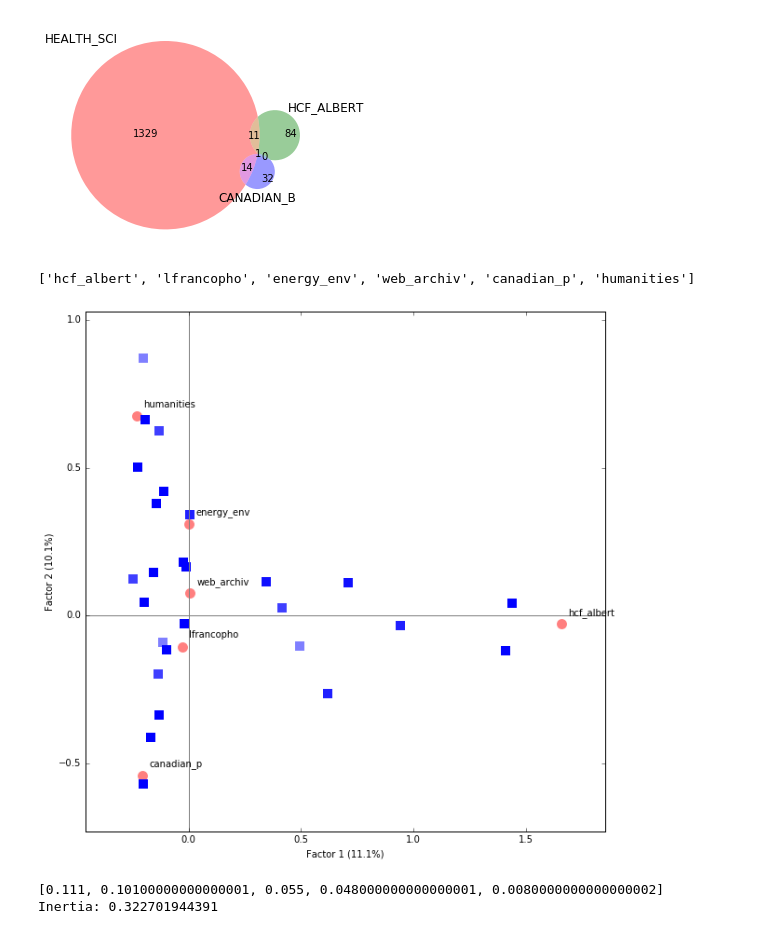
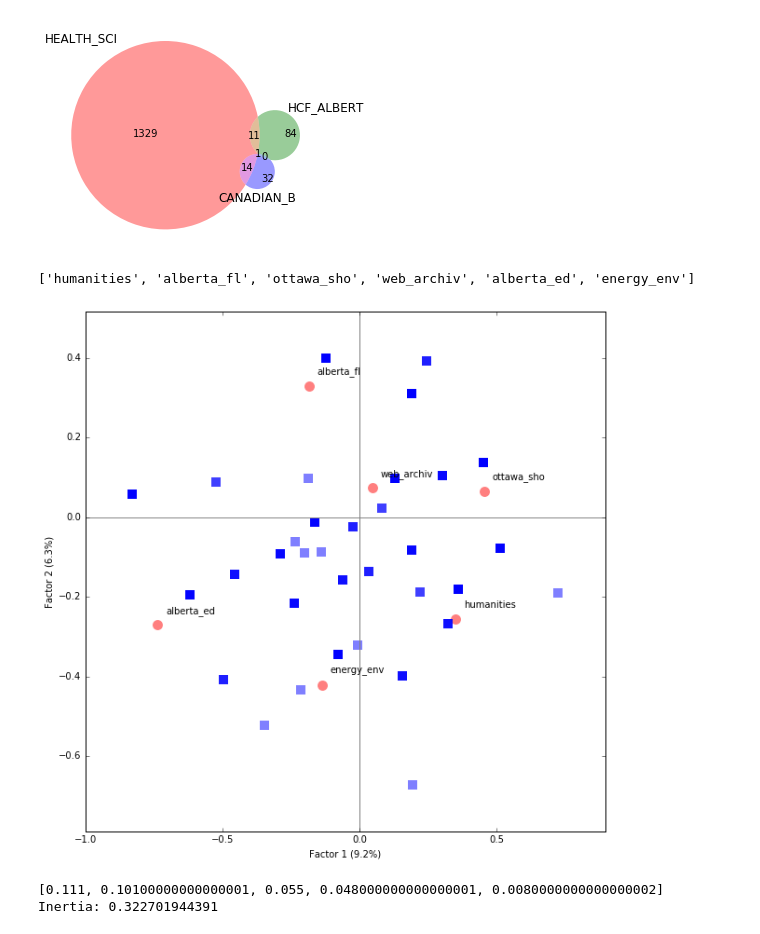
Before and after one commit to web-archive-group/WALK, a Jupyter notebook: Scripts/compare_collection/compare_collections.ipynb, the cells around one changed output. Saved outputs shown, nothing was run; the diff lists cells and outputs as text; code cells hidden in the pictures.

```diff
--- a/Scripts/compare_collection/compare_collections.ipynb
+++ b/Scripts/compare_collection/compare_collections.ipynb
@@ -76,11 +76,12 @@ class Compare:
 
     """
 
-    def __init__ (self, collections, names=[], index=[], var=[], REMOVE_SINGLES=True):
+    def __init__ (self, collections, names=[], index=[], var=[], REMOVE_SINGLES=True, LABEL_BOTH_FACTORS=False):
         self.collection_names = names
         self.index = index
         self.collections = collections
         self.REMOVE_SINGLES = REMOVE_SINGLES
+        self.LABEL_BOTH_FACTORS = LABEL_BOTH_FACTORS
         self.dimensions = None
         #self.cur_depth = self.recur_len(self.collections)
         if isinstance(self.collections, dict):
@@ -167,7 +168,7 @@ class Compare:
         data.loc[fs,    :] = counts.fs_r(N=2).T
         points = data.loc[fs].values
         urls = counts.fs_c(N=2).T
-        labels = data.columns.values
+        clabels = data.columns.values
         plt.figure(figsize=(10,10))
         plt.margins(0.1)
         plt.axhline(0, color='gray')
@@ -176,8 +177,12 @@ class Compare:
         plt.ylabel('Factor 2 (' + str(round(self.dimensions[1], 3)*100) + '%)')
         plt.scatter(*points,  s=120, marker='o', c='r', alpha=.5, linewidths=0)
         plt.scatter(*urls,  s=120, marker='s', c='b', alpha=.5, linewidths=0)
-        for label, x, y in zip(labels, *points):
+        for label, x, y in zip(clabels, *points):
             plt.annotate(label, xy=(x, y), xytext=(x + .03, y + .03))
+        if self.LABEL_BOTH_FACTORS:
+            rlabels = df.T.index
+            for label, x, y in zip(rlabels, *urls):
+                plt.annotate(label, xy=(x, y), xytext=(x + .03, y + .03))
         plt.show()
         return(data.T)
 
@@ -370,36 +375,36 @@ in common.
 You can also consider the dimensions. In theory, there are as many dimensions of analysis as there are collections.
 In practice, you can only show the top two most explanatory dimensions (see inertia scores below).  The dimensions
 sometimes can demonstrate factors in real life.  For example, in the example below, we have the Ottawa shootings on
 one side of the horizontal axis, and heritage community on the other so it appears that there is a dimension that
 ranges from federal focus (left of the y axis) to Alberta focus (right of the y axis).
 
 On the vertical axis, it seems like you have prairie province related materials. More study would be necessary, but
 perhaps this is a dimension for grassroots related collections versus more organizational focussed ones.
 
 Because you have these axes, one can also examine the quadrants as representing some aspect of the collections.
 Top left is empty.  Top right is prairie province related.  Bottom right is Alberta-focussed.  Bottom left is federal /
 Canada wide.
 
 There are also some percentage scores associated with each factor.  Given that we are seeing only 10.9 & 11%
 respectively, perhaps some other form of analysis would be more effective than links.
 
 From a collection evaluation perspective, it might be worth examining the prairie provinces and idle no more
 collections for significant cross-over, or perhaps to ensure that they have some cross-references. However, some
 caution is necessary to ensure that the cross-over occurs due to meaningful reasons rather than some accident of
 Internet behavior (eg. maybe YouTube is used more frequently by those collections).
 
 """
 
 # With more than three collections, the output switches to correspondence analysis.
 # Katherine Faust offers a great overview of the method here:
 # www.socsci.uci.edu/~kfaust/faust/research/articles/articles.htm
 
 # In this case, we've eliminated a few items from the analysis.
 
-compare3 = Compare(collection, names, [i for i, x in enumerate(collection) if i not in [1,2,5,6,7,9,10,11,12,13]])
+compare3 = Compare(collection, names, [i for i, x in enumerate(collection) if i not in [1,3,4,5,7,10,11,12,13,14]])
 # %% [output]
-['hcf_albert', 'lfrancopho', 'energy_env', 'web_archiv', 'canadian_p', 'humanities']
+['humanities', 'alberta_fl', 'ottawa_sho', 'web_archiv', 'alberta_ed', 'energy_env']
-[figure, old version]
+[figure, new version]
 # %%
 """
 Inertia is somewhat like an R-squared score for a correspondence graph.  The overall inertia is only 40%, so quite low.
```
Also changed, not shown: 5 other files.
